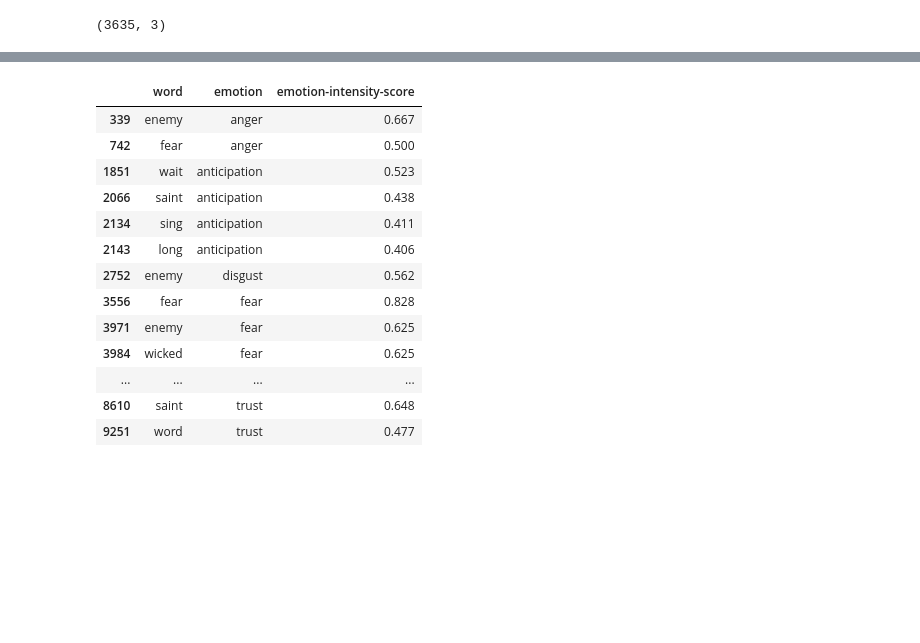
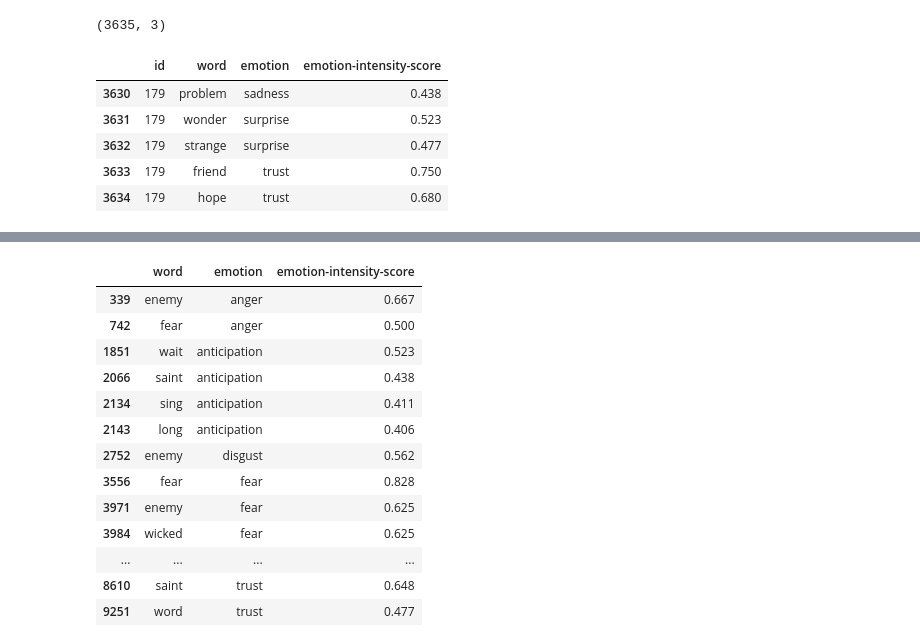
Before and after one commit to Gail529/Recommendation-system, a Jupyter notebook: nrc_song.ipynb, the cells around one changed output, grey strips where cells are left out. Cells and saved outputs as stored; diff of their text form; code cells hidden in the pictures; blank space fills up the shorter version.

```diff
--- a/nrc_song.ipynb
+++ b/nrc_song.ipynb
@@ -106,2 +76,11 @@ emo_new.to_csv('emo_new.csv')
+# %%
+emo_new.tail(5)
+# %% [output]
+|  | id | word | emotion | emotion-intensity-score |
+| 3630 | 179 | problem | sadness | 0.438 |
+| 3631 | 179 | wonder | surprise | 0.523 |
+| 3632 | 179 | strange | surprise | 0.477 |
+| 3633 | 179 | friend | trust | 0.750 |
+| 3634 | 179 | hope | trust | 0.680 |
 # %%
 emo_new.head(50)
```
Also changed, not shown: parts of 6 cells of this notebook.
